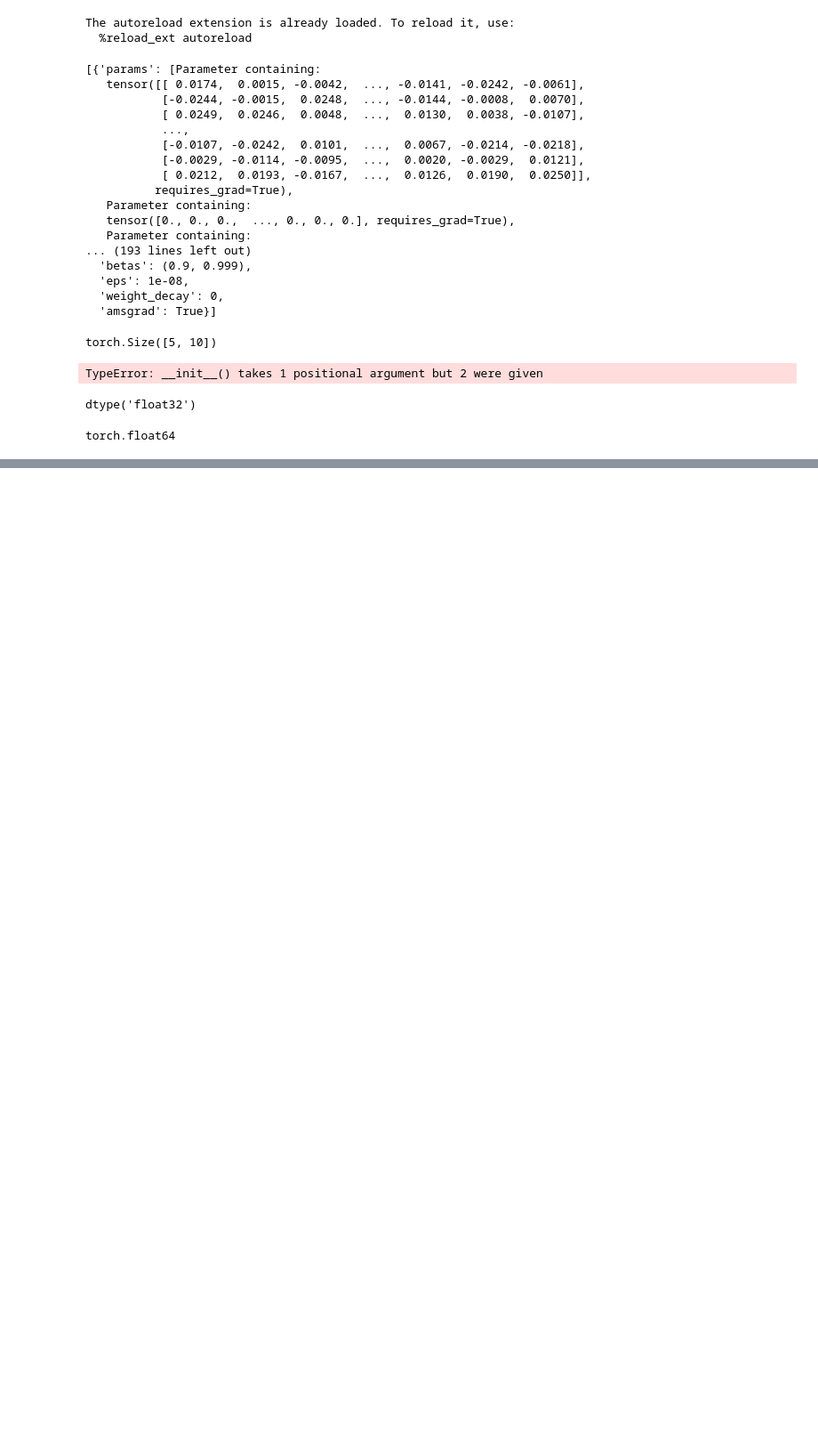
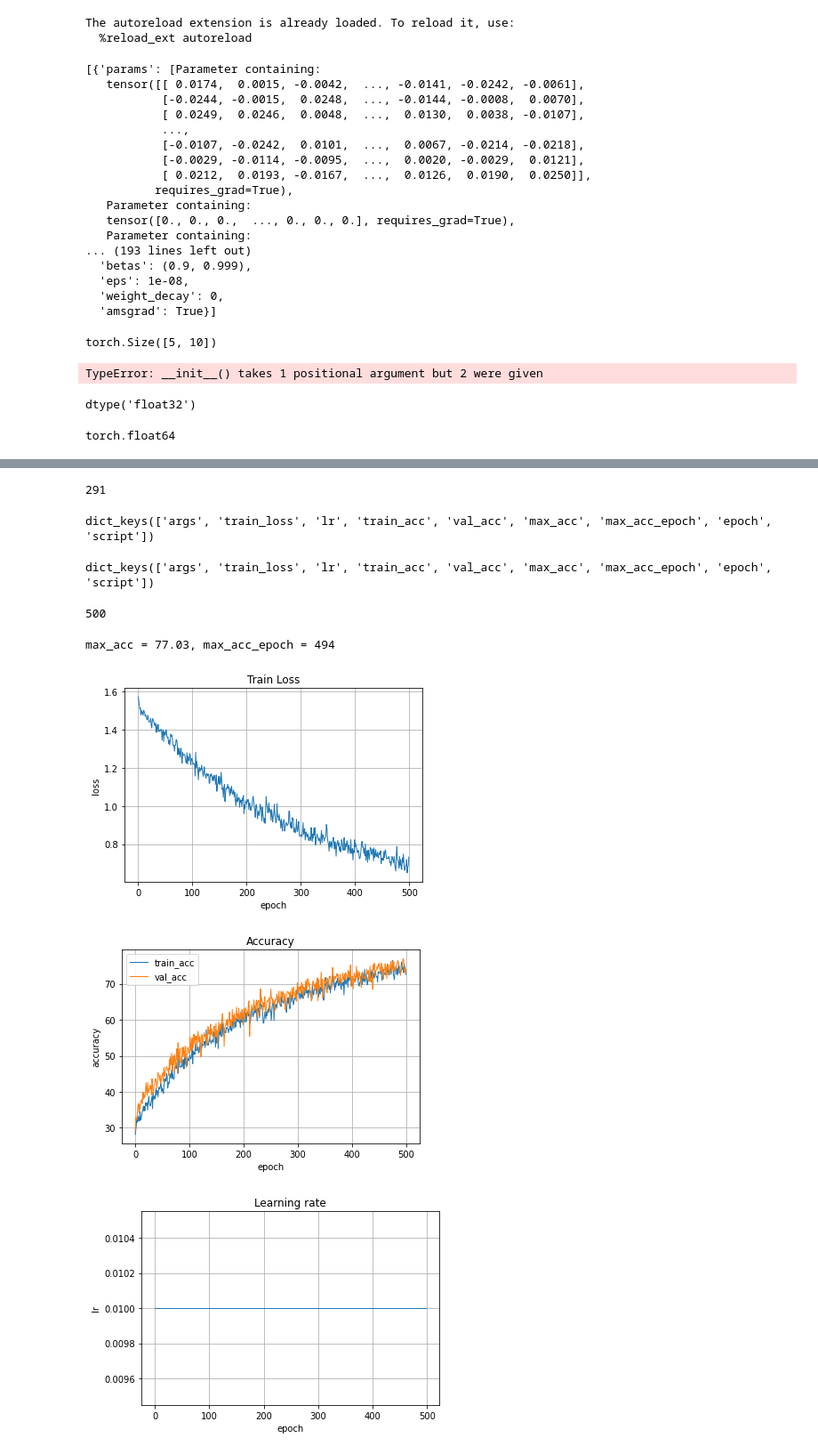
Before and after one commit to Vincent-syr/AttrMissing2, a Jupyter notebook: Untitled.ipynb, the cells around one changed output, grey strips where cells are left out. Shown at 89% size. Cells and saved outputs as stored; diff of their text form; code cells hidden in the pictures; blank space fills up the shorter version.

```diff
--- a/Untitled.ipynb
+++ b/Untitled.ipynb
@@ -744,0 +839,77 @@ True
+# %%
+trlog_path = '/test/5Mycode/AttrMissing2/tmp/20200914-195759'
+trlog = torch.load(trlog_path)
+trlog['epoch'] = []
+trlog['epoch'] = list(range(len(trlog['val_acc'])))
+len(trlog['epoch'])
+# val_acc = trlog['val_acc']
+# %% [output]
+291
+# %%
+import copy
+trlog1 = torch.load('/test/5Mycode/AttrMissing2/checkpoints/CUB/ResNet12_protonet_aug_lr0.01_const_5way_5shot/trlog/20200910-172505')
+trlog = copy.deepcopy(trlog1)
+trlog['epoch'] = list(range(len(trlog1['val_acc'])))
+trlog['script'] = 'pre-train'
+len(trlog['epoch'])
+print(trlog.keys())
+# %% [output]
+dict_keys(['args', 'train_loss', 'lr', 'train_acc', 'val_acc', 'max_acc', 'max_acc_epoch', 'epoch', 'script'])
+# %%
+trlog_path = '/test/5Mycode/AttrMissing2/checkpoints/CUB/ResNet12_protonet_aug_lr0.01_const_5way_5shot/trlog/20200915-092843'
+trlog2 = torch.load(trlog_path)
+print(trlog.keys())
+# trlog['epoch']
+trlog['args'] = trlog2['args']
+trlog['epoch'] += trlog2['epoch']
+trlog['lr'] += trlog2['lr']
+trlog['train_acc'] += trlog2['train_acc']
+trlog['train_loss'] += trlog2['train_loss']
+trlog['val_acc'] += trlog2['val_acc']
+trlog['max_acc'] = trlog2['max_acc']
+trlog['max_acc_epoch'] = trlog2['max_acc_epoch']
+# %% [output]
+dict_keys(['args', 'train_loss', 'lr', 'train_acc', 'val_acc', 'max_acc', 'max_acc_epoch', 'epoch', 'script'])
+# %%
+len(trlog['train_loss'])
+# %% [output]
+500
+# %%
+print('max_acc = %.2f, max_acc_epoch = %d' % (trlog['max_acc'], trlog['max_acc_epoch']))
+train_loss = trlog['train_loss']
+train_acc = trlog['train_acc']
+val_acc = trlog['val_acc']
+x = list(range(len(val_acc)))
+
+plt.figure()
+l1, = plt.plot(x, train_loss,linewidth = 1.0)
+plt.title('Train Loss')
+plt.xlabel('epoch')
+plt.ylabel('loss')
+plt.grid()
+# plt.savefig('%s_loss.jpg' % trlog_path)
+
+plt.figure()
+l1, = plt.plot(x, train_acc, linewidth = 1.0)
+l2, = plt.plot(x, val_acc, linewidth = 1.0)
+plt.title('Accuracy')
+plt.xlabel('epoch')
+plt.ylabel('accuracy')
+plt.legend(handles = [l1, l2], labels=['train_acc', 'val_acc'],loc = 'best')
+plt.grid()
+# plt.savefig('%s_acc.jpg' % trlog_path)
+
+plt.figure()
+lr = trlog['lr']
+x = list(range(len(lr)))
+l1, = plt.plot(x, lr, linewidth = 1.0)
+plt.title('Learning rate')
+plt.xlabel('epoch')
+plt.ylabel('lr')
+plt.grid()
+# plt.savefig('%s_lr.jpg' % trlog_path)
+# %% [output]
+max_acc = 77.03, max_acc_epoch = 494
+[figure, added]
+[figure, added]
+[figure, added]
```
Also changed, not shown: parts of 8 cells of this notebook, 14 other files.
